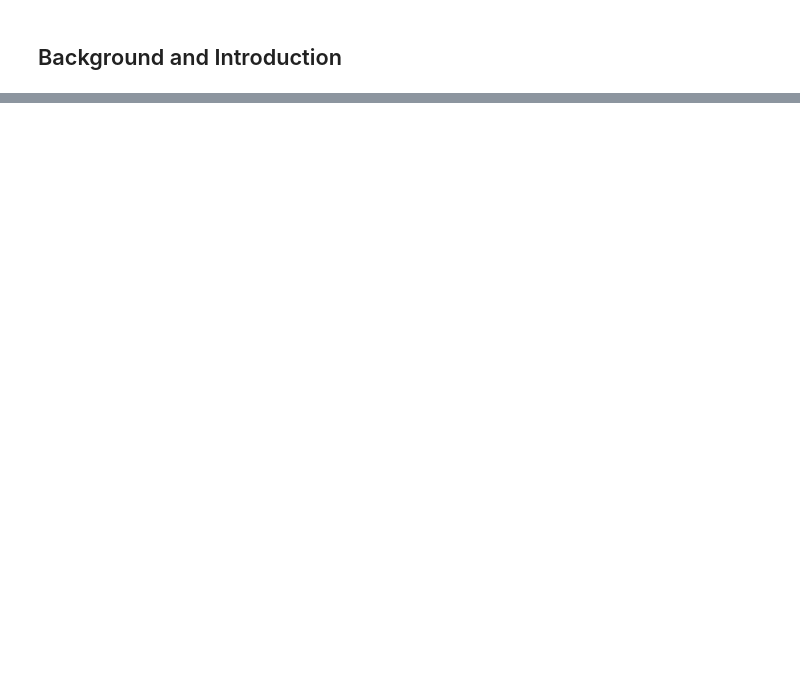
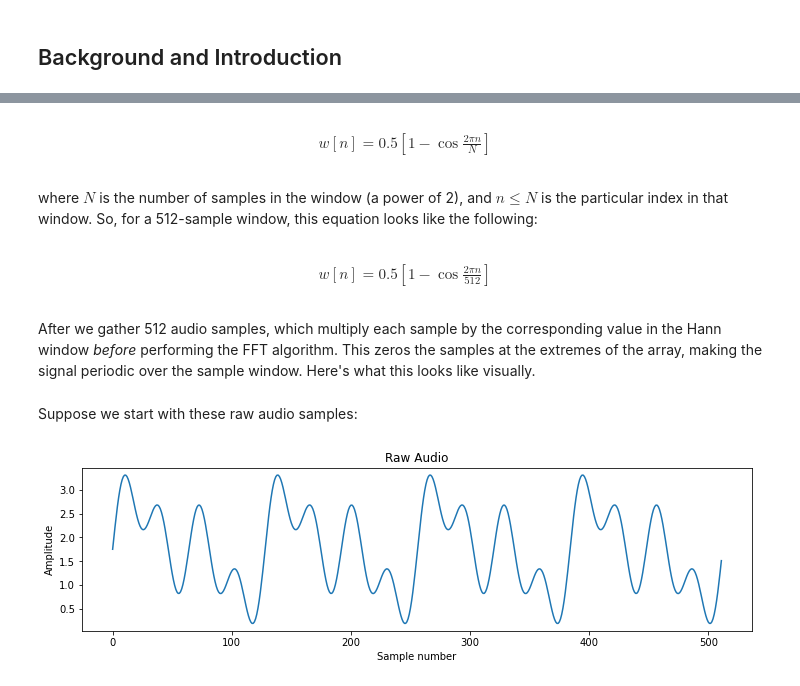
Before and after one commit to ParthSSharma/ParthSSharma.github.io, a Jupyter notebook: Notebook/Test.ipynb, the cells around one changed output, grey strips where cells are left out. Cells and saved outputs as stored; diff of their text form; code cells hidden in the pictures; blank space fills up the shorter version.

```diff
--- a/Notebook/Test.ipynb
+++ b/Notebook/Test.ipynb
@@ -426,0 +150,25 @@ I ported the above C code to the PIC32 microcontroller, and setup a Python user
+# %% [markdown]
+\begin{align}
+w[n] = 0.5\left[1 - \cos{\frac{2\pi n}{N}}\right]
+\end{align}
+# %% [markdown]
+where $N$ is the number of samples in the window (a power of 2), and $n\leq N$ is the particular index in that window. So, for a 512-sample window, this equation looks like the following:
+# %% [markdown]
+\begin{align}
+w[n] = 0.5\left[1 - \cos{\frac{2\pi n}{512}}\right]
+\end{align}
+# %% [markdown]
+After we gather 512 audio samples, which multiply each sample by the corresponding value in the Hann window *before* performing the FFT algorithm. This zeros the samples at the extremes of the array, making the signal periodic over the sample window. Here's what this looks like visually.
+# %% [markdown]
+Suppose we start with these raw audio samples:
+# %%
+raw =   (numpy.sin((2*numpy.pi*numpy.linspace(0, 511, 512))/128) +
+         numpy.sin((2*numpy.pi*numpy.linspace(0, 511, 512))/32)  +
+         numpy.sin((2*numpy.pi*numpy.linspace(0, 511, 512))/64) + 2.5)*0.7
+plt.plot(raw)
+plt.title('Raw Audio')
+plt.xlabel('Sample number')
+plt.ylabel('Amplitude')
+plt.show()
+# %% [output]
+[figure, added]
```
Also changed, not shown: parts of 93 cells of this notebook, 2 other files.
